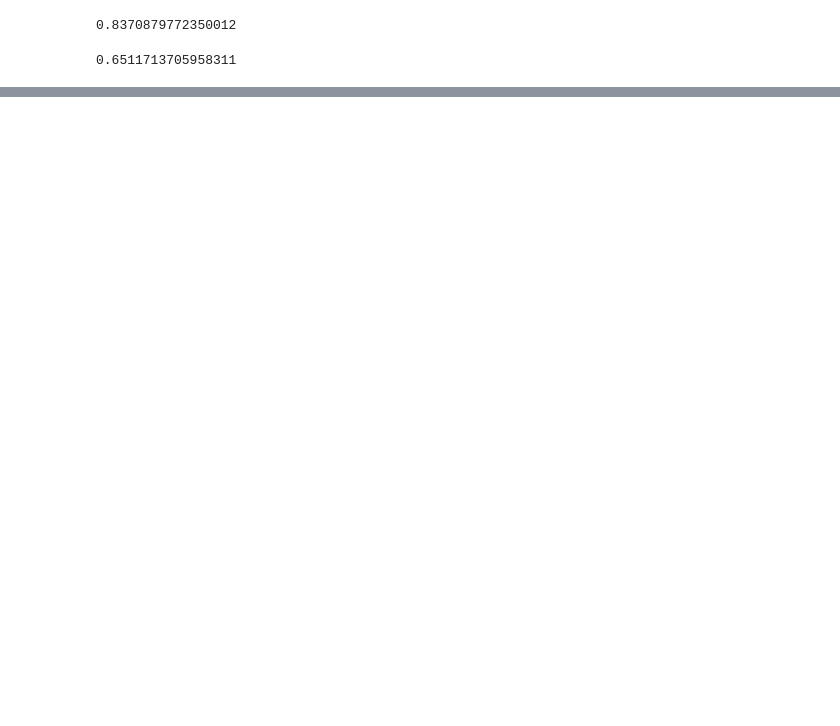
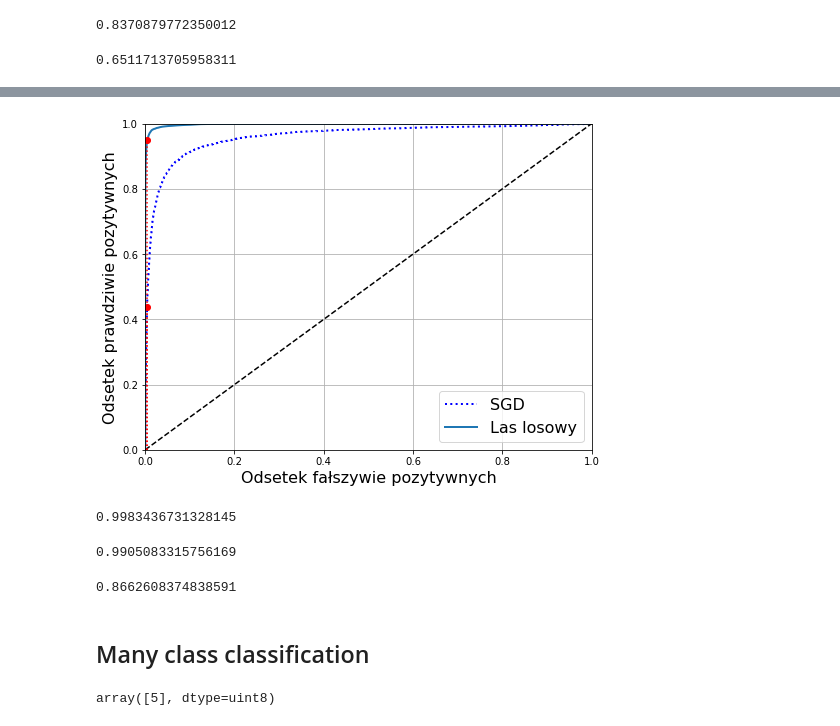
Before and after one commit to dawidkubicki/ml-oreilly-projects, a Jupyter notebook: Chapter1/Classification.ipynb, the cells around one changed output, grey strips where cells are left out. Cells and saved outputs as stored; diff of their text form; code cells hidden in the pictures; blank space fills up the shorter version.

```diff
--- a/Chapter1/Classification.ipynb
+++ b/Chapter1/Classification.ipynb
@@ -167,0 +279,45 @@ recall_score(y_train_5, y_train_pred)
+# %%
+from sklearn.ensemble import RandomForestClassifier
+forest_clf = RandomForestClassifier(n_estimators=100, random_state=42)
+y_probas_forest = cross_val_predict(forest_clf, X_train, y_train_5, cv=3,
+                                    method="predict_proba")
+# %%
+y_scores_forest = y_probas_forest[:, 1] # wynik = prawdopodobieństwo przynależności do klasy pozytywnej
+fpr_forest, tpr_forest, thresholds_forest = roc_curve(y_train_5,y_scores_forest)
+# %%
+plt.figure(figsize=(8, 6))
+plt.plot(fpr, tpr, "b:", linewidth=2, label="SGD")
+plot_roc_curve(fpr_forest, tpr_forest, "Las losowy")
+plt.plot([4.837e-3, 4.837e-3], [0., 0.4368], "r:")
+plt.plot([0.0, 4.837e-3], [0.4368, 0.4368], "r:")
+plt.plot([4.837e-3], [0.4368], "ro")
+plt.plot([4.837e-3, 4.837e-3], [0., 0.9487], "r:")
+plt.plot([4.837e-3], [0.9487], "ro")
+plt.grid(True)
+plt.legend(loc="lower right", fontsize=16)
+plt.show()
+# %% [output]
+[figure, added]
+# %%
+roc_auc_score(y_train_5, y_scores_forest)
+# %% [output]
+0.9983436731328145
+# %%
+y_train_pred_forest = cross_val_predict(forest_clf, X_train, y_train_5, cv=3)
+precision_score(y_train_5, y_train_pred_forest)
+# %% [output]
+0.9905083315756169
+# %%
+recall_score(y_train_5, y_train_pred_forest)
+# %% [output]
+0.8662608374838591
+# %% [markdown]
+## Many class classification
+# %%
+from sklearn.svm import SVC
+
+svm_clf = SVC(gamma="auto", random_state=42)
+svm_clf.fit(X_train[:1000], y_train[:1000]) # y_train, not y_train_5
+svm_clf.predict([some_digit])
+# %% [output]
+array([5], dtype=uint8)
```
Also changed, not shown: parts of 43 cells of this notebook.
